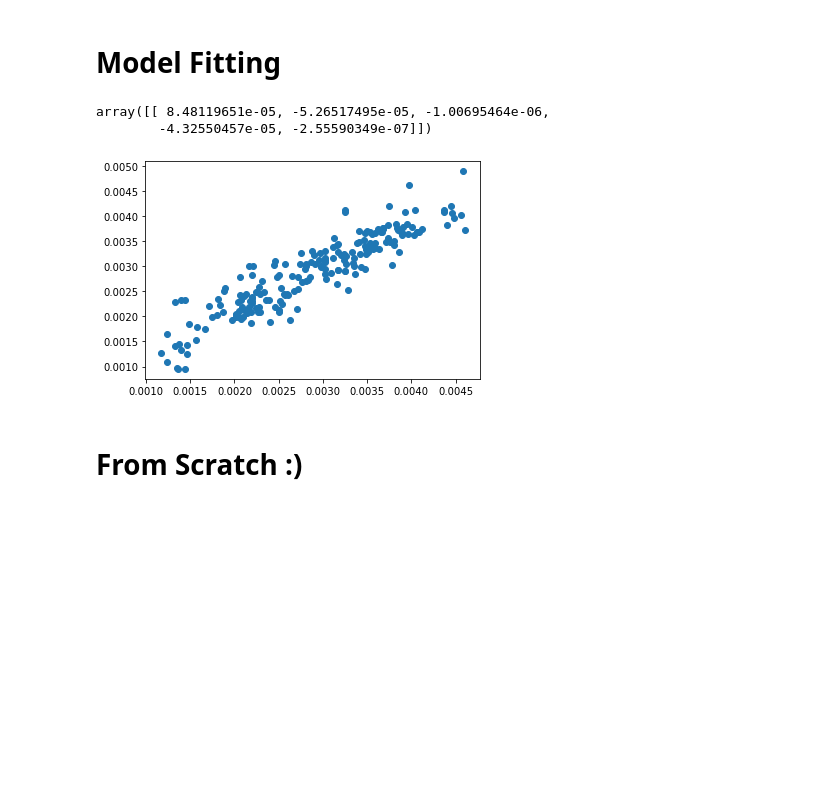
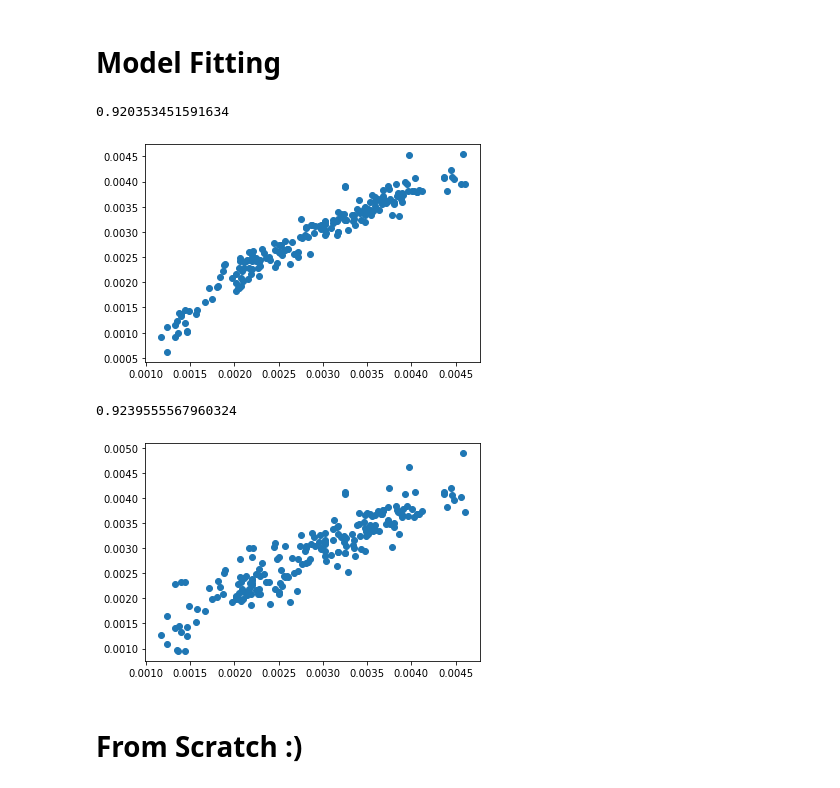
Before and after one commit to zaineblb/outliers-cars, a Jupyter notebook: car_prices.ipynb, the cells around one changed output. Cells and saved outputs as stored; diff of their text form; code cells hidden in the pictures; blank space fills up the shorter version.

```diff
--- a/car_prices.ipynb
+++ b/car_prices.ipynb
@@ -148,5 +130,22 @@ plt.show()
 # %%
 from sklearn.linear_model import LinearRegression
 from sklearn.metrics import r2_score
+# %%
+x = df.drop(["bc_price", "fuelsystem", "cylindernumber", "enginetype", "enginelocation", "drivewheel",
+             "carbody", "doornumber", "aspiration", "fueltype", "CarName", "car_ID", "symboling"], axis = 1)
+y = df.filter(["bc_price"])
+# %%
+fit_1 = LR.fit(x, y)
+predict = fit.predict(x)
+# plt.scatter(x["curbweight"], predict)
+plt.scatter(y, predict)
+R2 = r2_score(y,predict)
+n = len(df)
+p = len(x.columns)
+a_r2 = 1-(1-R2)*(n-1)/(n-p-1)
+a_r2
+# %% [output]
+0.920353451591634
+[figure, added]
 # %%
 x = df.filter(["citympg", "highwaympg", "curbweight", "carwidth", "carlength"])
@@ -158,10 +156,13 @@ predict = fit.predict(x)
 # plt.scatter(x["curbweight"], predict)
 plt.scatter(y, predict)
 r2_score(y,predict)
-fit.coef_
+n = len(df)
+p = len(x.columns)
+a_r2 = 1-(1-R2)*(n-1)/(n-p-1)
+a_r2
+#fit.coef_
 # %% [output]
-array([[ 8.48119651e-05, -5.26517495e-05, -1.00695464e-06,
-        -4.32550457e-05, -2.55590349e-07]])
+0.9239555567960324
 [figure]
 # %%
 ## TODO: Variance Inflation Factor, Multicollinearity (Correlation Plot), Outliers (pun intended)
```
Also changed, not shown: parts of 3 cells of this notebook.
